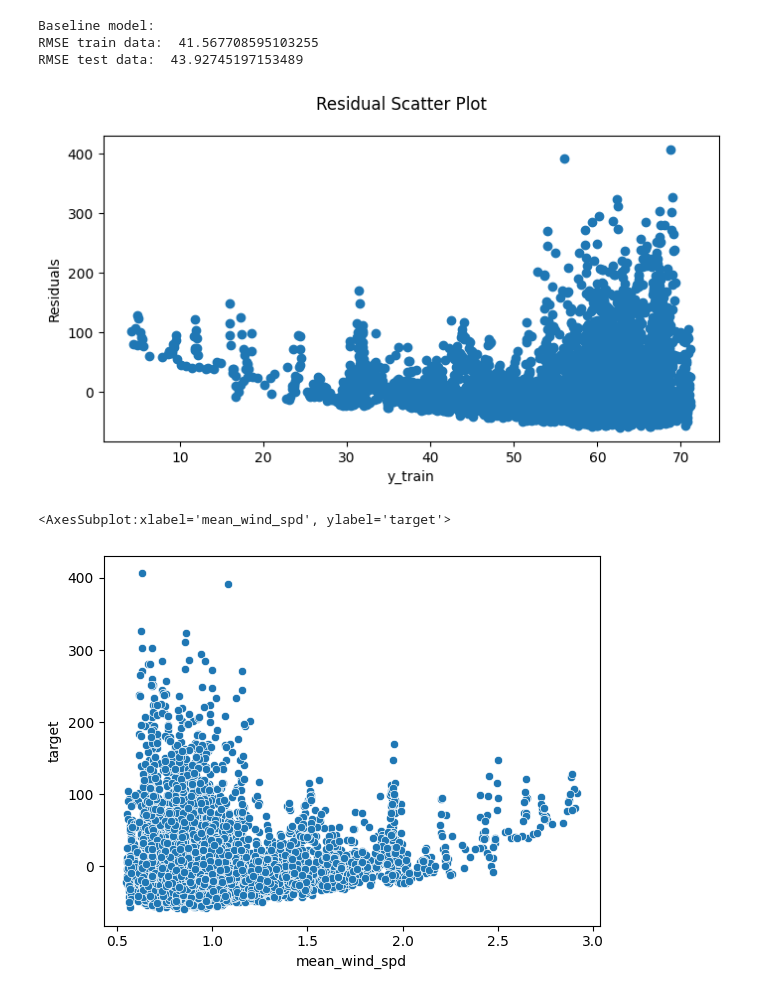
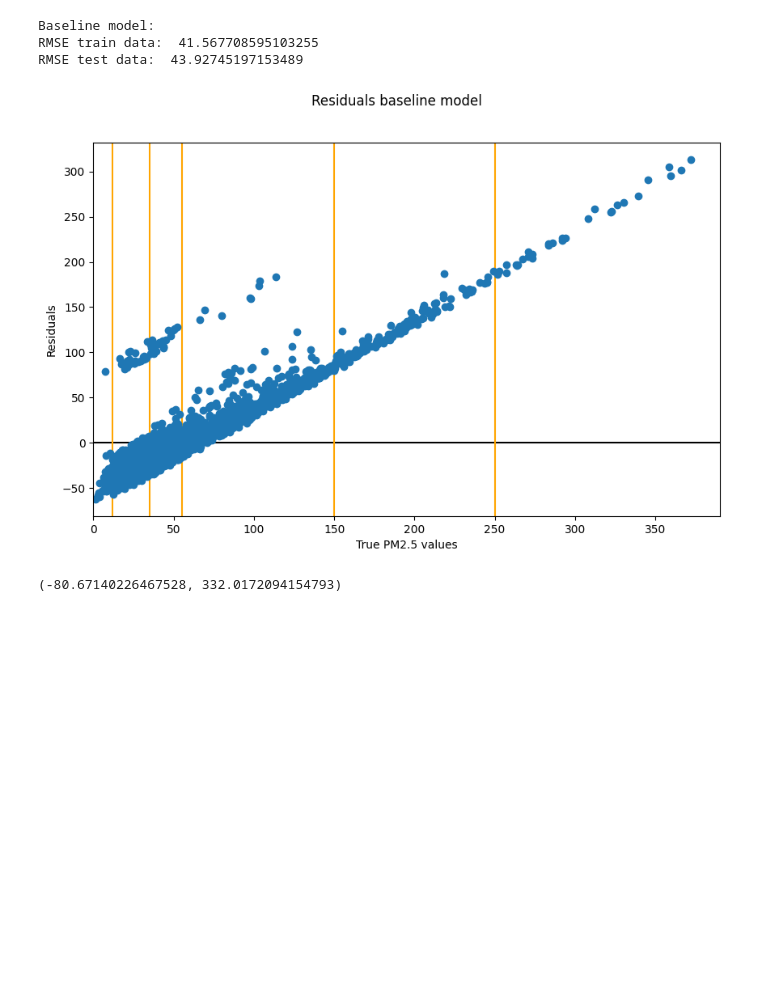
Before and after one commit to markus-baden/ml-project-air-quality, a Jupyter notebook: air_quality_prediction.ipynb, the cells around one changed output. Drawn from its saved outputs; the diff is of its cells as text; code cells hidden in the pictures; blank space fills up the shorter version.

```diff
--- a/air_quality_prediction.ipynb
+++ b/air_quality_prediction.ipynb
@@ -143,3 +144,4 @@ def agg_diffs(data, features, blocksize):
 # %%
-X_train = agg_diffs(X_train, features, blocksize)
-X_test = agg_diffs(X_test, features, blocksize)
+# add differences (trends) between time block columns to the datasets
+X_train = aqf.agg_diffs(X_train, features, blocksize)
+X_test = aqf.agg_diffs(X_test, features, blocksize)
@@ -213,7 +155,0 @@ baseline_features = ['mean_wind_spd']
-# %%
-#make linear regression with mean of the 6 features
-# Instantiate our model
-lin_reg = LinearRegression()
-
-# Train the model using our data
-lin_reg.fit(X_train[baseline_features], y_train)
@@ -236,34 +174,39 @@ plt.plot(pd.DataFrame(line_y, line_x), 'r')
 [<matplotlib.lines.Line2D at 0x...>]
 [figure]
 # %%
-#calculate predicted values of the baseline model and r2 score
-y_train_pred_base=lin_reg.predict(X_train[baseline_features])
-y_test_pred_base=lin_reg.predict(X_test[baseline_features])
+#calculate predicted values of the baseline model
+y_train_pred_base = lin_reg.predict(X_train[['mean_wind_spd']])
+y_test_pred_base = lin_reg.predict(X_test[['mean_wind_spd']])
 
 print('Baseline model:')
 print('RMSE train data: ', mean_squared_error(y_train,y_train_pred_base, squared=False))
 print('RMSE test data: ', mean_squared_error(y_test,y_test_pred_base, squared=False))
-
-#r2_score(y_train,y_train_pred_base)
 # %% [output]
 Baseline model:
 RMSE train data:  41.567708595103255
 RMSE test data:  43.92745197153489
-# %%
-#calculate residuals
-residuals=y_train-y_train_pred_base
-
-# plot residuals
-fig, ax = plt.subplots(figsize=(8, 4))
-ax.scatter(y_train_pred_base, residuals)
-ax.set_ylabel("Residuals")
-ax.set_xlabel("y_train")
-fig.suptitle('Residual Scatter Plot')
-plt.show()
-
-sns.scatterplot(x=X_train['mean_wind_spd'], y=residuals)
-# %% [output]
-[figure, removed]
-<AxesSubplot:xlabel='mean_wind_spd', ylabel='target'>
-[figure, removed]
+# %%
+#calculate residuals
+residuals = y_test - y_test_pred_base
+
+# hazard category limits
+hazard_lims = [12.0, 35.0, 55.0, 150.0, 250.0]
+
+# plot residuals
+fig, ax = plt.subplots(figsize=(10, 6))
+ax.scatter(y_test, residuals, zorder=2)
+for lim in hazard_lims:
+    plt.axvline(lim, c='orange', zorder=1)
+plt.axhline(0, c='black', zorder=0)
+ax.set_xlim(0)
+ax.set_ylabel("Residuals")
+ax.set_xlabel("True PM2.5 values")
+fig.suptitle('Residuals baseline model')
+plt.show()
+# %% [output]
+[figure, added]
+# %%
+ax.get_ylim()
+# %% [output]
+(-80.67140226467528, 332.0172094154793)
 # %% [markdown]
```
Also changed, not shown: parts of 84 cells of this notebook, 11 other files.
